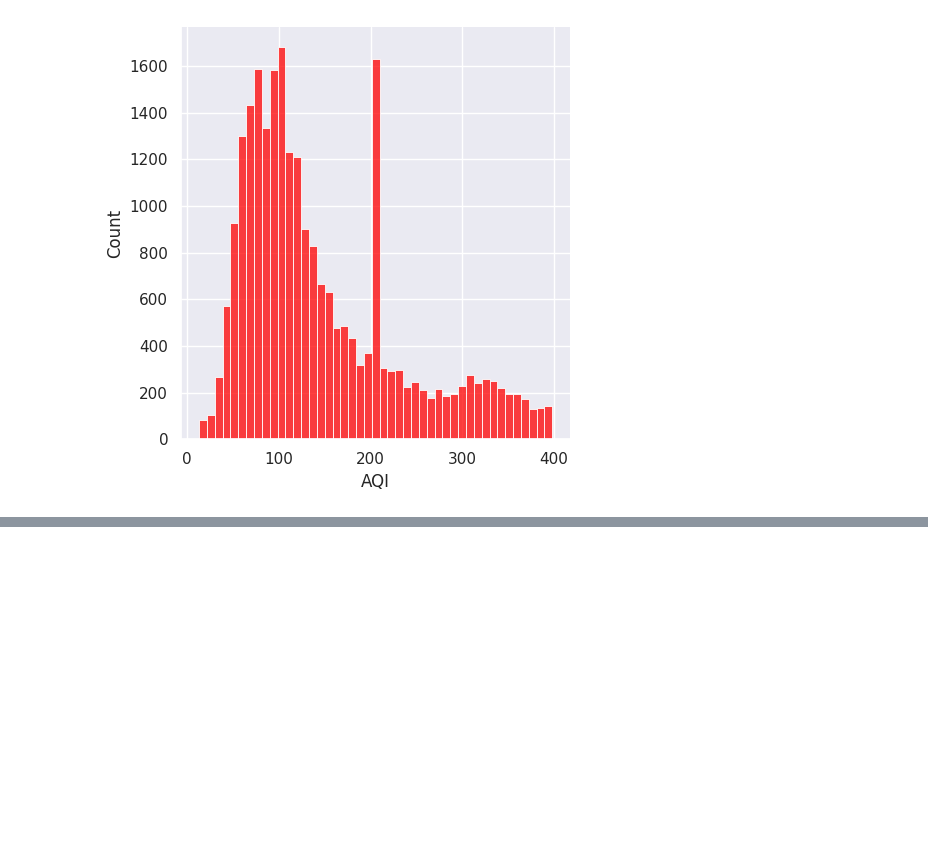
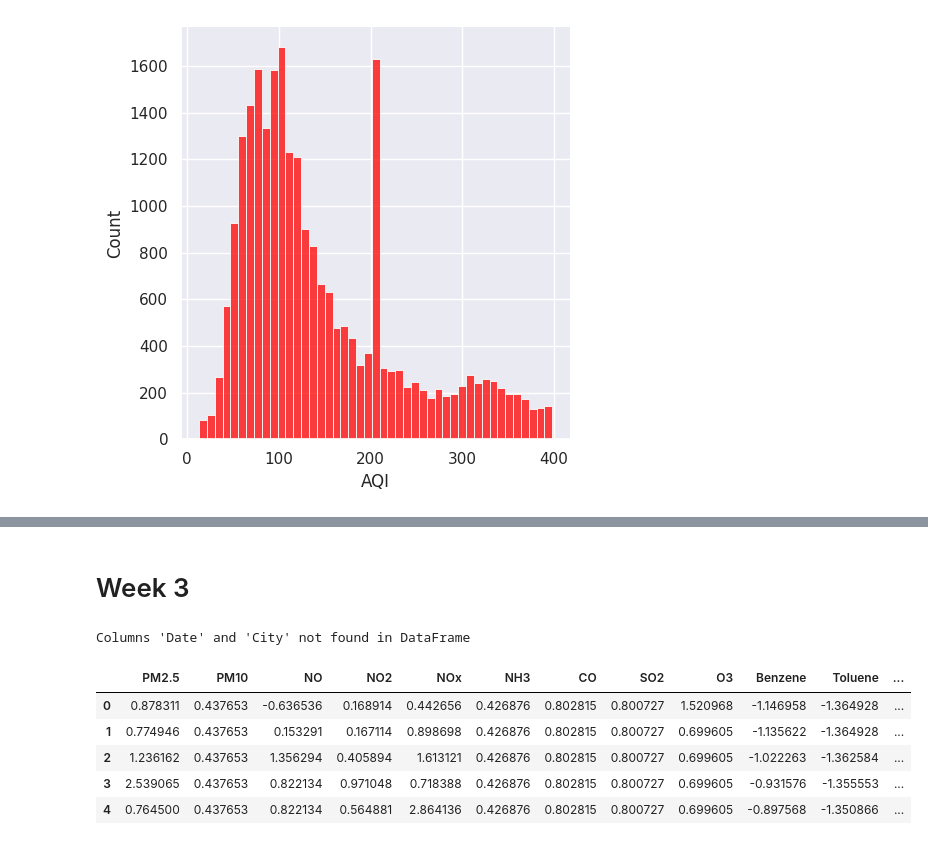
Before and after one commit to JimitDhamecha/Enter-Week-1, a Jupyter notebook: air_quality_index_predection.ipynb, the cells around one changed output, grey strips where cells are left out. Drawn from its saved outputs; the diff is of its cells as text; code cells hidden in the pictures; blank space fills up the shorter version.

```diff
--- a/air_quality_index_predection.ipynb
+++ b/air_quality_index_predection.ipynb
@@ -409,0 +410,24 @@ plt.show()
+# %% [markdown]
+# Week 3
+# %%
+# Check if the columns exist before dropping them.
+if 'Date' in df.columns and 'City' in df.columns:
+  df.drop(['Date', 'City'], axis=1, inplace=True)
+elif 'Date' in df.columns:
+  df.drop(['Date'], axis=1, inplace=True)
+  print("Column 'City' not found in DataFrame")
+elif 'City' in df.columns:
+  df.drop(['City'], axis=1, inplace=True)
+  print("Column 'Date' not found in DataFrame")
+else:
+  print("Columns 'Date' and 'City' not found in DataFrame")
+
+df.head()
+# %% [output]
+Columns 'Date' and 'City' not found in DataFrame
+|  | PM2.5 | PM10 | NO | NO2 | NOx | NH3 | CO | SO2 | O3 | Benzene | Toluene | ... |
+| 0 | 0.878311 | 0.437653 | -0.636536 | 0.168914 | 0.442656 | 0.426876 | 0.802815 | 0.800727 | 1.520968 | -1.146958 | -1.364928 | ... |
+| 1 | 0.774946 | 0.437653 | 0.153291 | 0.167114 | 0.898698 | 0.426876 | 0.802815 | 0.800727 | 0.699605 | -1.135622 | -1.364928 | ... |
+| 2 | 1.236162 | 0.437653 | 1.356294 | 0.405894 | 1.613121 | 0.426876 | 0.802815 | 0.800727 | 0.699605 | -1.022263 | -1.362584 | ... |
+| 3 | 2.539065 | 0.437653 | 0.822134 | 0.971048 | 0.718388 | 0.426876 | 0.802815 | 0.800727 | 0.699605 | -0.931576 | -1.355553 | ... |
+| 4 | 0.764500 | 0.437653 | 0.822134 | 0.564881 | 2.864136 | 0.426876 | 0.802815 | 0.800727 | 0.699605 | -0.897568 | -1.350866 | ... |
```
Also changed, not shown: parts of 43 cells of this notebook.
